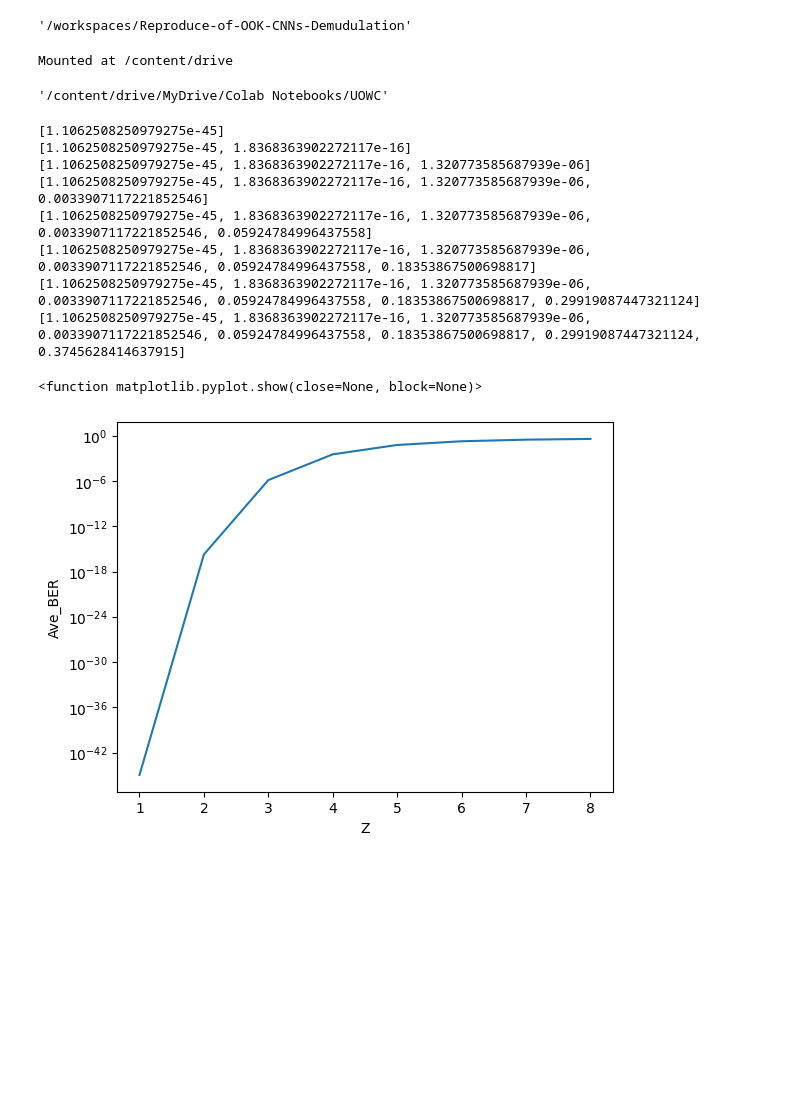
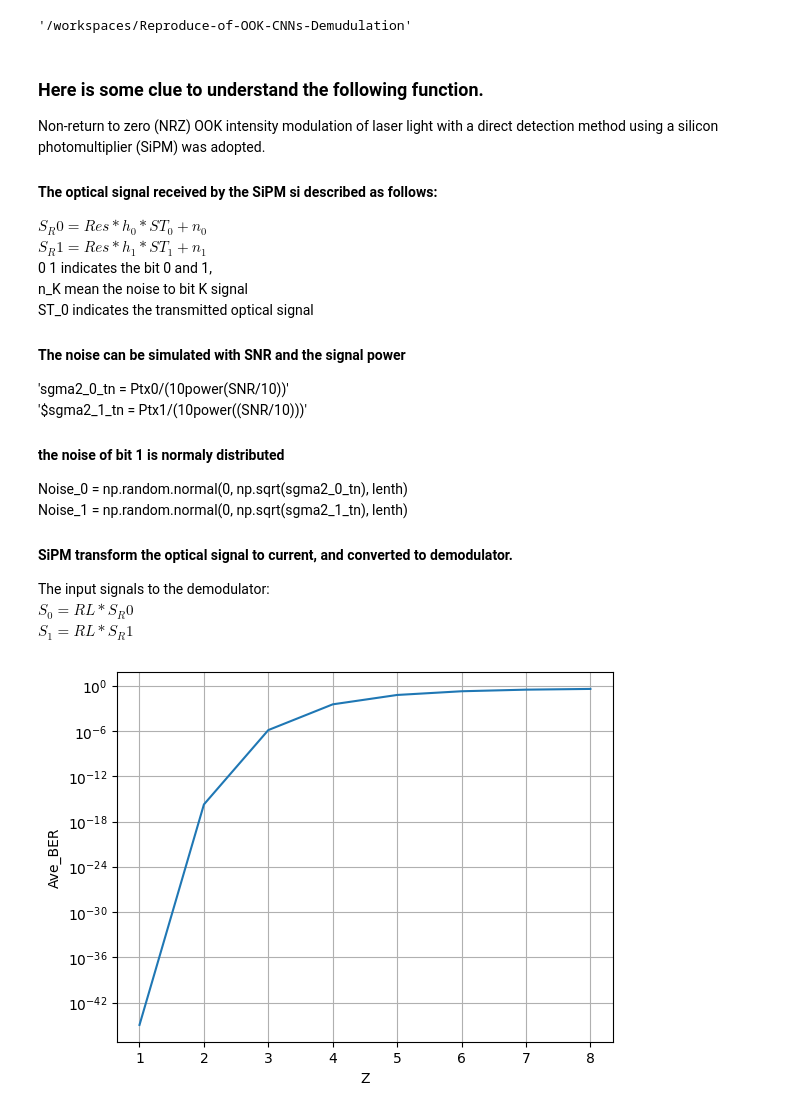
Before and after one commit to wei994/Reproduce-of-OOK-CNNs-Demudulation, a Jupyter notebook: Reproduce_FTD__OOK_CNNs.ipynb, the cells around one changed output. Drawn from its saved outputs; the diff is of its cells as text; code cells hidden in the pictures; blank space fills up the shorter version.

```diff
--- a/Reproduce_FTD__OOK_CNNs.ipynb
+++ b/Reproduce_FTD__OOK_CNNs.ipynb
@@ -23,10 +23,28 @@ os.getcwd()
 # from google.colab import drive
 # drive.mount('/content/drive')
 # os.chdir("/content/drive/MyDrive/Colab Notebooks/UOWC")
-os.getcwd()
+# os.getcwd()
-# %% [output]
-Mounted at /content/drive
-'/content/drive/MyDrive/Colab Notebooks/UOWC'
+# %% [markdown]
+### Here is some clue to understand the following function.
+Non-return to zero (NRZ) OOK intensity modulation of laser light with a direct detection method using a silicon photomultiplier (SiPM) was adopted.
+
+#### The optical signal received by the SiPM si described as follows:
+$S_R0 = Res*h_0*ST_0 + n_0$
+$S_R1 = Res*h_1*ST_1 + n_1$
+0 1 indicates the bit 0 and 1,
+n_K mean the noise to bit K signal
+ST_0 indicates the  transmitted optical signal
+#### The noise can be simulated with SNR and the signal power
+'sgma2_0_tn = Ptx0/(10power(SNR/10))'
+'$sgma2_1_tn = Ptx1/(10power((SNR/10)))'
+#### the noise  of bit 1 is normaly distributed
+  Noise_0 = np.random.normal(0, np.sqrt(sgma2_0_tn), lenth)
+  Noise_1 = np.random.normal(0, np.sqrt(sgma2_1_tn), lenth)
+
+#### SiPM transform the optical signal to current, and converted to demodulator.
+The input signals to the demodulator:
+  $S_0 = RL*S_R0$
+  $S_1 = RL*S_R1$
 # %%
 
 def Simulated_dataset(SNR,Z,P):
@@ -99,30 +117,22 @@ def Simulated_dataset(SNR,Z,P):
   return S_1,S_0,Denm_trm1,Denm_trm0,Threshold_optimal
 # %%
 #####test
-# Here the equations are tested to see if they are working properly and if the correct BER can be obtained
+# Here is a test to see if the function are working properly and if the correct BER can be obtained
 SNR = 30
 Avg_BER1=[]
 Zb = np.linspace(1,8,8)
 for Z in Zb:
     P = 0.25    #[0.25,0.40,0.5]
     N_s1,N_s0,D_s1,D_s0,Threshold = Simulated_dataset(SNR,Z,P)
-
+    #### Calculate the average BER
     Avg_BER_Inst =  0.25*special.erfc(((Threshold - N_s0)/D_s0)) +0.25*special.erfc(((N_s1 - Threshold)/D_s1))
     Avg_BER1.append(np.mean(Avg_BER_Inst))
-    print(Avg_BER1)
+
 plt.semilogy(Zb,Avg_BER1)
 plt.xlabel("Z")
 plt.ylabel("Ave_BER")
-plt.show
+plt.grid(True)
+plt.show()
 # %% [output]
-[1.1062508250979275e-45]
-[1.1062508250979275e-45, 1.8368363902272117e-16]
-[1.1062508250979275e-45, 1.8368363902272117e-16, 1.320773585687939e-06]
-[1.1062508250979275e-45, 1.8368363902272117e-16, 1.320773585687939e-06, 0.0033907117221852546]
-[1.1062508250979275e-45, 1.8368363902272117e-16, 1.320773585687939e-06, 0.0033907117221852546, 0.05924784996437558]
-[1.1062508250979275e-45, 1.8368363902272117e-16, 1.320773585687939e-06, 0.0033907117221852546, 0.05924784996437558, 0.18353867500698817]
-[1.1062508250979275e-45, 1.8368363902272117e-16, 1.320773585687939e-06, 0.0033907117221852546, 0.05924784996437558, 0.18353867500698817, 0.29919087447321124]
-[1.1062508250979275e-45, 1.8368363902272117e-16, 1.320773585687939e-06, 0.0033907117221852546, 0.05924784996437558, 0.18353867500698817, 0.29919087447321124, 0.3745628414637915]
-<function matplotlib.pyplot.show(close=None, block=None)>
-[figure, old version]
+[figure, new version]
 # %%
```
Also changed, not shown: parts of 2 cells of this notebook.
